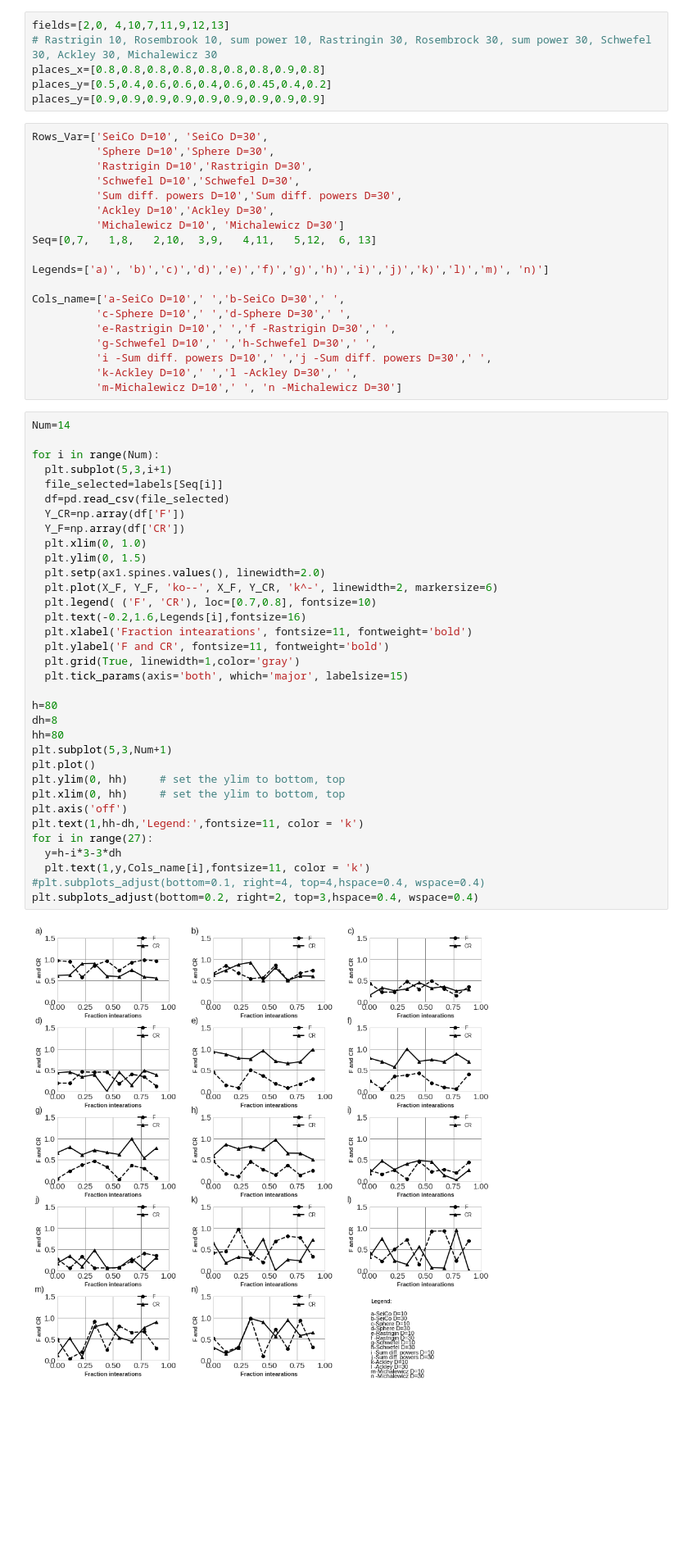
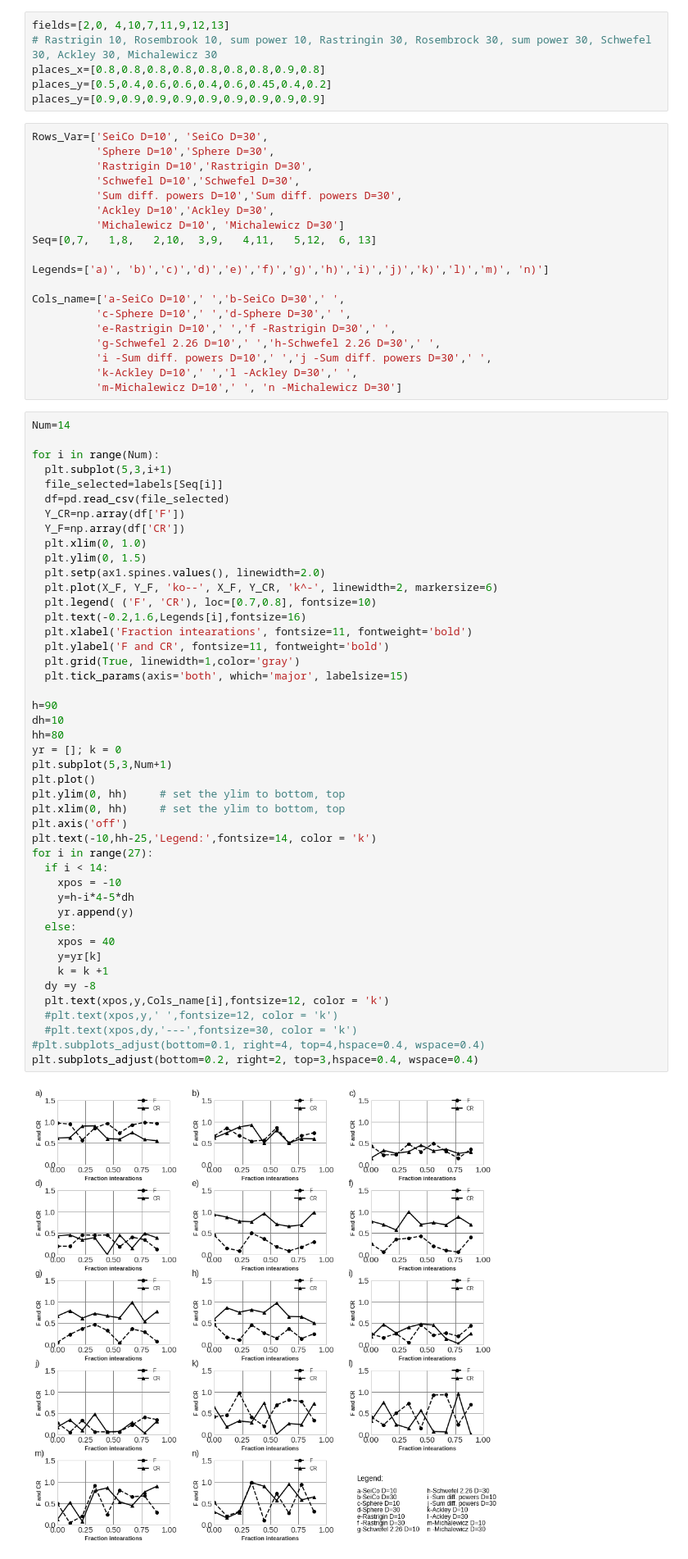
Before and after one commit to ucfilho/raianars_june_2020, a Jupyter notebook: Figure_04_paper_ALL_functions_from_zip_jun_24_2020.ipynb, the cells around one changed output. Shown: that part at 82% size. Saved outputs shown, nothing was run; the diff lists cells and outputs as text; blank space fills up the shorter version.

```diff
--- a/Figure_04_paper_ALL_functions_from_zip_jun_24_2020.ipynb
+++ b/Figure_04_paper_ALL_functions_from_zip_jun_24_2020.ipynb
@@ -133,43 +127,54 @@ Legends=['a)', 'b)','c)','d)','e)','f)','g)','h)','i)','j)','k)','l)','m)', 'n)'
 Cols_name=['a-SeiCo D=10',' ','b-SeiCo D=30',' ',
           'c-Sphere D=10',' ','d-Sphere D=30',' ',
           'e-Rastrigin D=10',' ','f -Rastrigin D=30',' ',
-          'g-Schwefel D=10',' ','h-Schwefel D=30',' ',
+          'g-Schwefel 2.26 D=10',' ','h-Schwefel 2.26 D=30',' ',
           'i -Sum diff. powers D=10',' ','j -Sum diff. powers D=30',' ',
           'k-Ackley D=10',' ','l -Ackley D=30',' ',
           'm-Michalewicz D=10',' ', 'n -Michalewicz D=30']
 # %%
 Num=14
 
 for i in range(Num):
   plt.subplot(5,3,i+1)
   file_selected=labels[Seq[i]]
   df=pd.read_csv(file_selected)
   Y_CR=np.array(df['F'])
   Y_F=np.array(df['CR'])
   plt.xlim(0, 1.0)
   plt.ylim(0, 1.5)
   plt.setp(ax1.spines.values(), linewidth=2.0)
   plt.plot(X_F, Y_F, 'ko--', X_F, Y_CR, 'k^-', linewidth=2, markersize=6)
   plt.legend( ('F', 'CR'), loc=[0.7,0.8], fontsize=10)
   plt.text(-0.2,1.6,Legends[i],fontsize=16)
   plt.xlabel('Fraction intearations', fontsize=11, fontweight='bold')
   plt.ylabel('F and CR', fontsize=11, fontweight='bold')
   plt.grid(True, linewidth=1,color='gray')
   plt.tick_params(axis='both', which='major', labelsize=15)
 
-h=80
-dh=8
+h=90
+dh=10
 hh=80
+yr = []; k = 0
 plt.subplot(5,3,Num+1)
 plt.plot()
 plt.ylim(0, hh)     # set the ylim to bottom, top
 plt.xlim(0, hh)     # set the ylim to bottom, top
 plt.axis('off')
-plt.text(1,hh-dh,'Legend:',fontsize=11, color = 'k')
+plt.text(-10,hh-25,'Legend:',fontsize=14, color = 'k')
 for i in range(27):
-  y=h-i*3-3*dh
-  plt.text(1,y,Cols_name[i],fontsize=11, color = 'k')
+  if i < 14:
+    xpos = -10
+    y=h-i*4-5*dh
+    yr.append(y)
+  else:
+    xpos = 40
+    y=yr[k]
+    k = k +1
+  dy =y -8
+  plt.text(xpos,y,Cols_name[i],fontsize=12, color = 'k')
+  #plt.text(xpos,y,' ',fontsize=12, color = 'k')
+  #plt.text(xpos,dy,'---',fontsize=30, color = 'k')
 #plt.subplots_adjust(bottom=0.1, right=4, top=4,hspace=0.4, wspace=0.4)
 plt.subplots_adjust(bottom=0.2, right=2, top=3,hspace=0.4, wspace=0.4)
 # %% [output]
-[figure, old version]
+[figure, new version]
```
Also changed, not shown: parts of 1 cell of this notebook.
